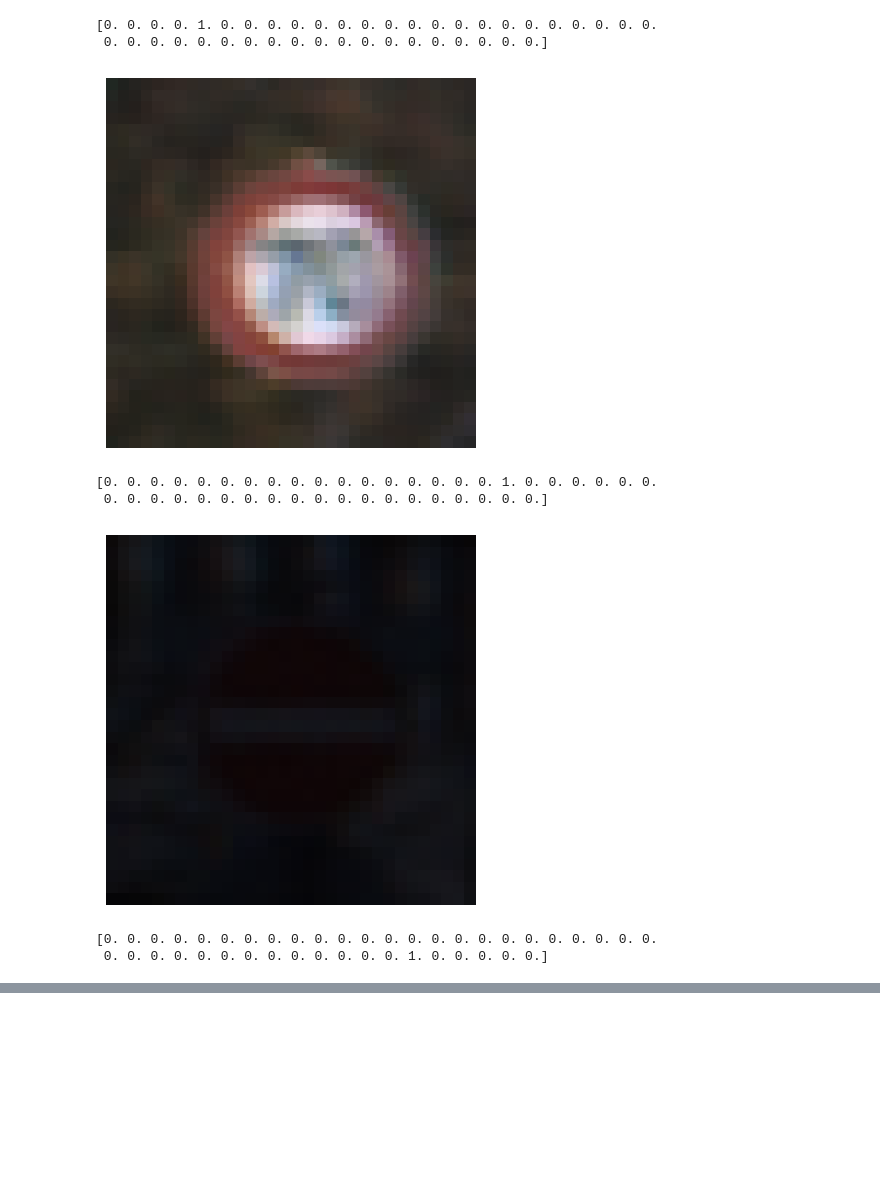
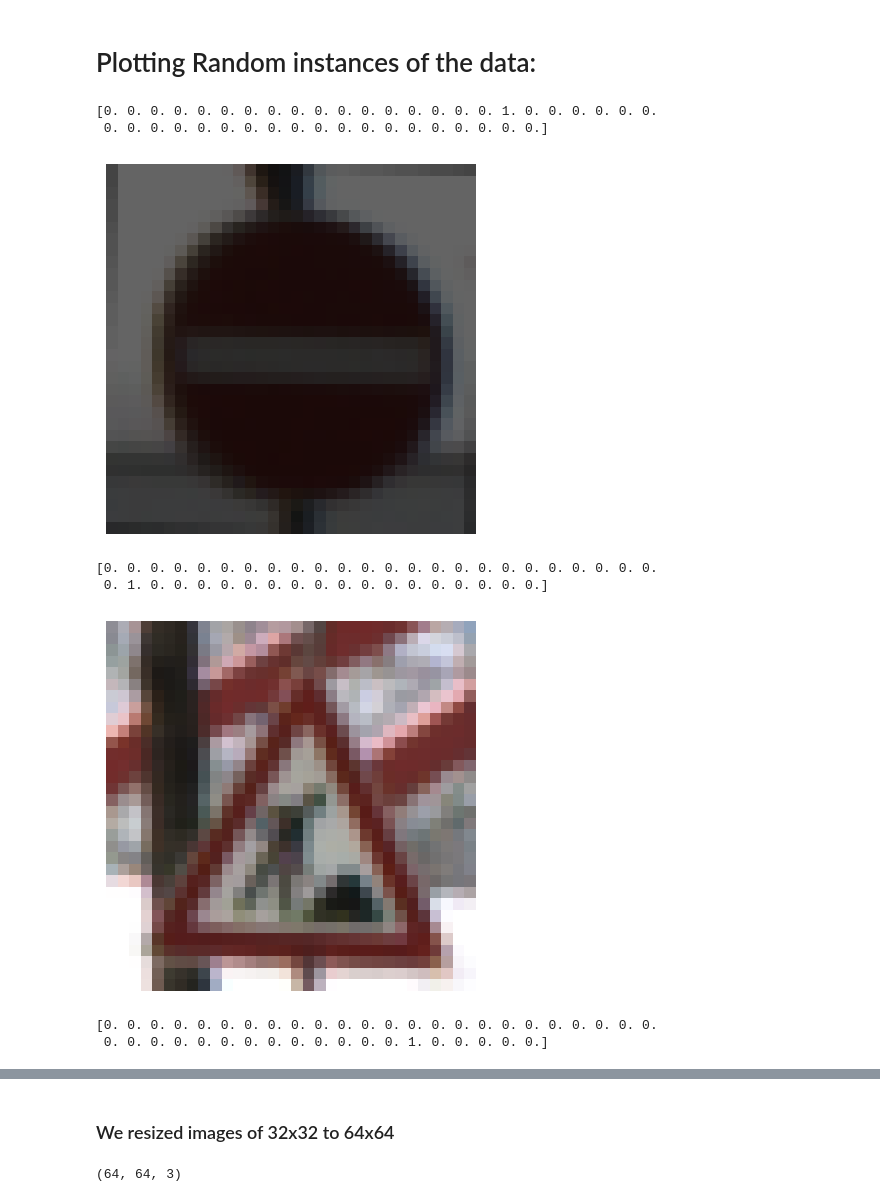
Before and after one commit to yarinlevi139/RoadsignClassification, a Jupyter notebook: roadsign.ipynb, the cells around one changed output, grey strips where cells are left out. Saved outputs shown, nothing was run; the diff lists cells and outputs as text; code cells hidden in the pictures; blank space fills up the shorter version.

```diff
--- a/roadsign.ipynb
+++ b/roadsign.ipynb
@@ -20,3 +24,3 @@ from sklearn.metrics import accuracy_score, precision_score, recall_score
 # %%
-data = pd.read_pickle(r'C:\Users\User\Downloads\data1.pickle\data1.pickle')
+data = pd.read_pickle(r'C:\Users\yarin\Downloads\data1.pickle')
 # %%
@@ -62,18 +134,26 @@ array([25, 11, 38, ...,  8, 33, 10], dtype=uint8)
+# %% [markdown]
+# Plotting Random instances of the data:
 # %%
-lst = [5, 532, 2151]
+lst = [12, 13665, 2151]
 for i in lst:
     print(y_train[i])
     plt.imshow(x_train[i])
     plt.axis('off')
     plt.show()
 # %% [output]
-[0. 0. 0. 0. 1. 0. 0. 0. 0. 0. 0. 0. 0. 0. 0. 0. 0. 0. 0. 0. 0. 0. 0. 0.
+[0. 0. 0. 0. 0. 0. 0. 0. 0. 0. 0. 0. 0. 0. 0. 0. 0. 1. 0. 0. 0. 0. 0. 0.
  0. 0. 0. 0. 0. 0. 0. 0. 0. 0. 0. 0. 0. 0. 0. 0. 0. 0. 0.]
-[figure, old version]
+[figure, new version]
-[0. 0. 0. 0. 0. 0. 0. 0. 0. 0. 0. 0. 0. 0. 0. 0. 0. 1. 0. 0. 0. 0. 0. 0.
- 0. 0. 0. 0. 0. 0. 0. 0. 0. 0. 0. 0. 0. 0. 0. 0. 0. 0. 0.]
+[0. 0. 0. 0. 0. 0. 0. 0. 0. 0. 0. 0. 0. 0. 0. 0. 0. 0. 0. 0. 0. 0. 0. 0.
+ 0. 1. 0. 0. 0. 0. 0. 0. 0. 0. 0. 0. 0. 0. 0. 0. 0. 0. 0.]
-[figure, old version]
+[figure, new version]
 [0. 0. 0. 0. 0. 0. 0. 0. 0. 0. 0. 0. 0. 0. 0. 0. 0. 0. 0. 0. 0. 0. 0. 0.
  0. 0. 0. 0. 0. 0. 0. 0. 0. 0. 0. 0. 0. 1. 0. 0. 0. 0. 0.]
 [figure]
+# %% [markdown]
+### We resized images of 32x32 to 64x64
+# %%
+x_train[0].shape
+# %% [output]
+(64, 64, 3)
 # %%
```
Also changed, not shown: parts of 52 cells of this notebook.
